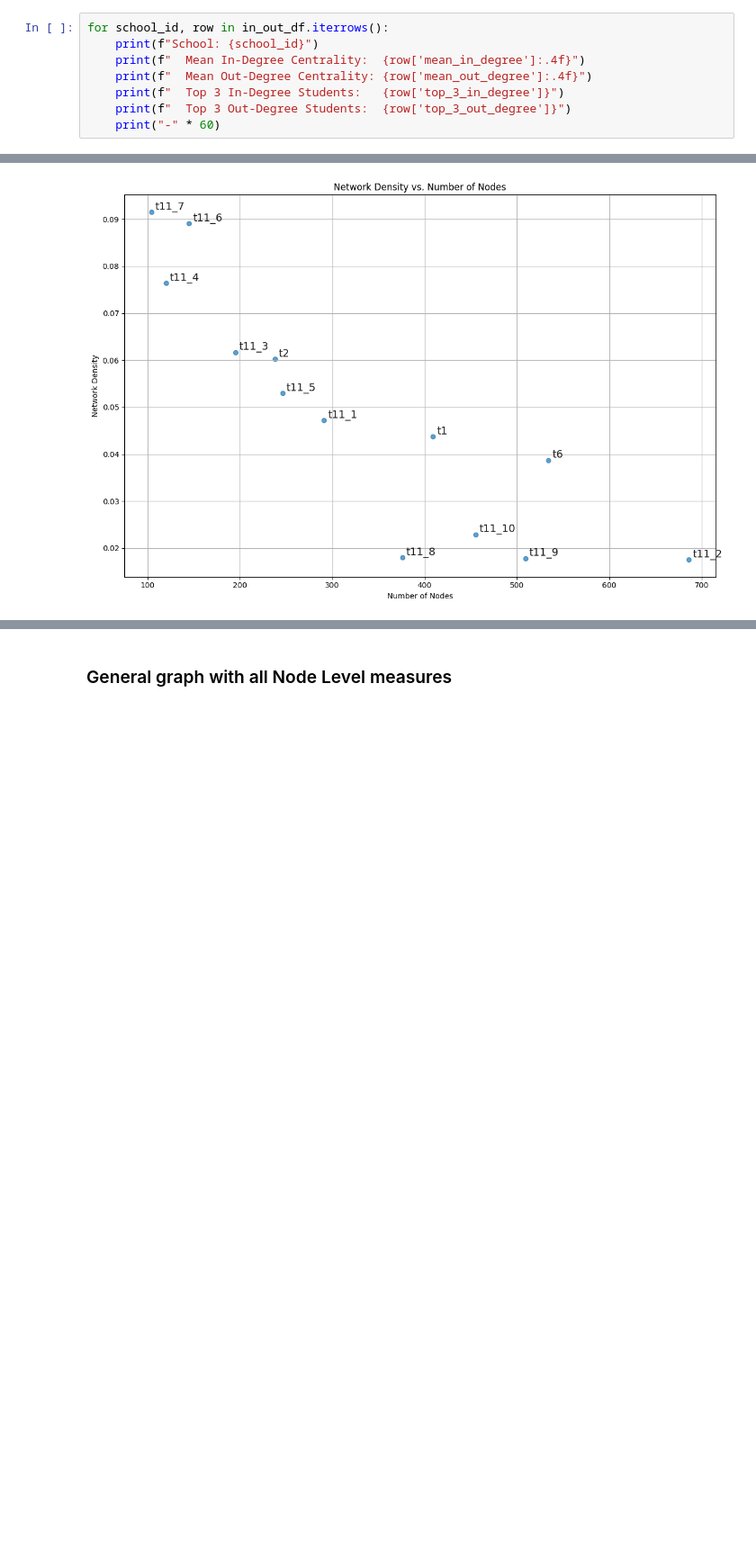
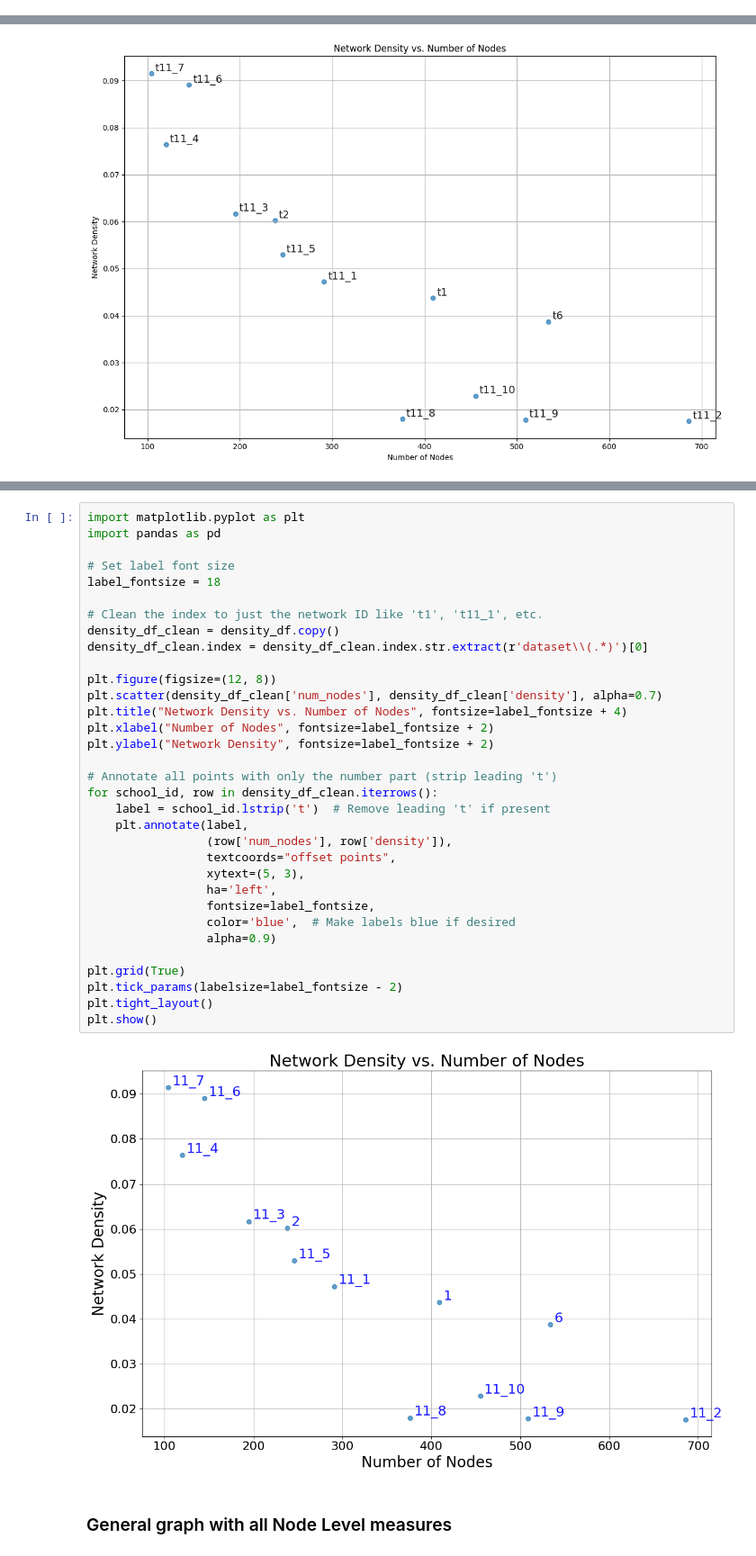
Before and after one commit to asalazar18s/SNA_25, a Jupyter notebook: metrics_IB.ipynb, the cells around one changed output, grey strips where cells are left out. Shown at 90% size. Cells and saved outputs as stored; diff of their text form; blank space fills up the shorter version.

```diff
--- a/metrics_IB.ipynb
+++ b/metrics_IB.ipynb
@@ -183,11 +183,3 @@ in_out_df
 | t11_9 | 0.018 | 0.018 | [(5600, 0.157), (3274, 0.043), (5... | [(3191, 0.144), (5687, 0.138), (3... |
 | t2 | 0.060 | 0.060 | [(820, 0.131), (801, 0.127), (711... | [(775, 0.236), (915, 0.232), (883... |
 | t6 | 0.039 | 0.039 | [(983, 0.083), (1024, 0.083), (10... | [(1330, 0.205), (1428, 0.156), (1... |
-# %%
-for school_id, row in in_out_df.iterrows():
-    print(f"School: {school_id}")
-    print(f"  Mean In-Degree Centrality:  {row['mean_in_degree']:.4f}")
-    print(f"  Mean Out-Degree Centrality: {row['mean_out_degree']:.4f}")
-    print(f"  Top 3 In-Degree Students:   {row['top_3_in_degree']}")
-    print(f"  Top 3 Out-Degree Students:  {row['top_3_out_degree']}")
-    print("-" * 60)
@@ -1090,3 +850,38 @@ plt.show()
+# %%
+import matplotlib.pyplot as plt
+import pandas as pd
+
+# Set label font size
+label_fontsize = 18
+
+# Clean the index to just the network ID like 't1', 't11_1', etc.
+density_df_clean = density_df.copy()
+density_df_clean.index = density_df_clean.index.str.extract(r'dataset\\(.*)')[0]
+
+plt.figure(figsize=(12, 8))
+plt.scatter(density_df_clean['num_nodes'], density_df_clean['density'], alpha=0.7)
+plt.title("Network Density vs. Number of Nodes", fontsize=label_fontsize + 4)
+plt.xlabel("Number of Nodes", fontsize=label_fontsize + 2)
+plt.ylabel("Network Density", fontsize=label_fontsize + 2)
+
+# Annotate all points with only the number part (strip leading 't')
+for school_id, row in density_df_clean.iterrows():
+    label = school_id.lstrip('t')  # Remove leading 't' if present
+    plt.annotate(label,
+                 (row['num_nodes'], row['density']),
+                 textcoords="offset points",
+                 xytext=(5, 3),
+                 ha='left',
+                 fontsize=label_fontsize,
+                 color='blue',  # Make labels blue if desired
+                 alpha=0.9)
+
+plt.grid(True)
+plt.tick_params(labelsize=label_fontsize - 2)
+plt.tight_layout()
+plt.show()
+# %% [output]
+[figure, added]
 # %% [markdown]
 ### General graph with all Node Level measures
 # %%
```
Also changed, not shown: parts of 6 cells of this notebook, 1 other file.
